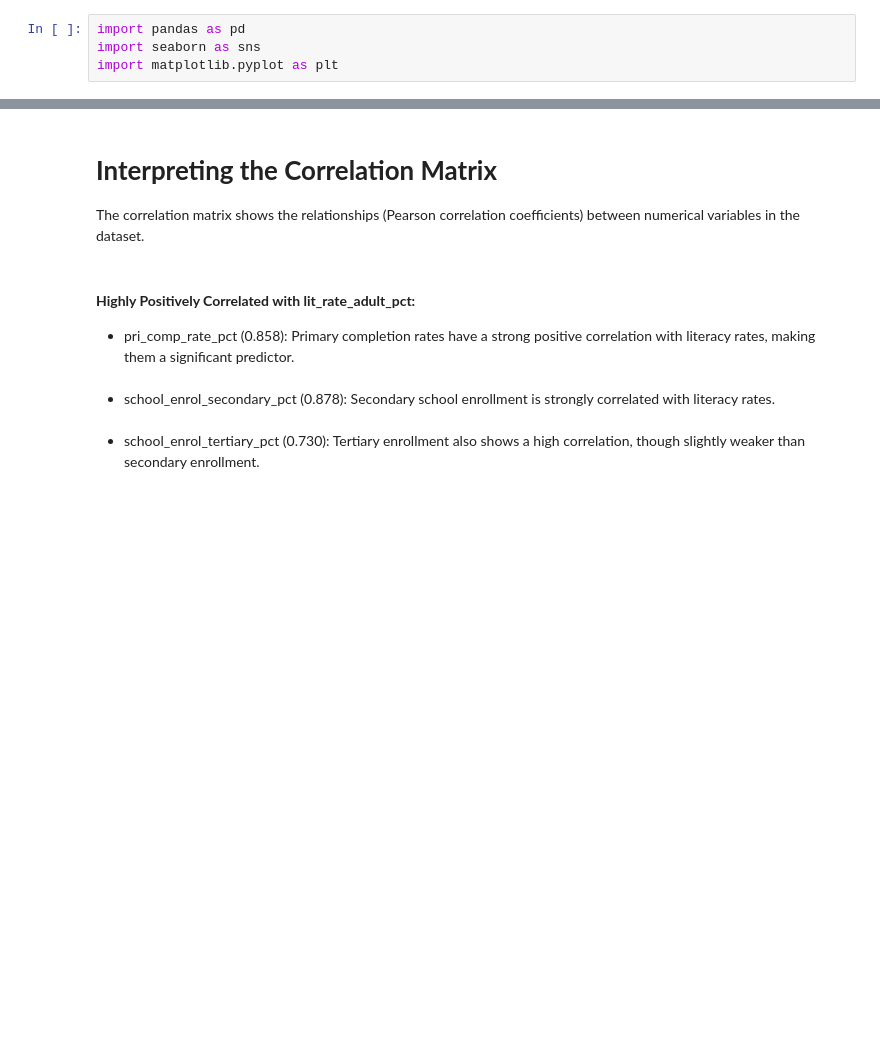
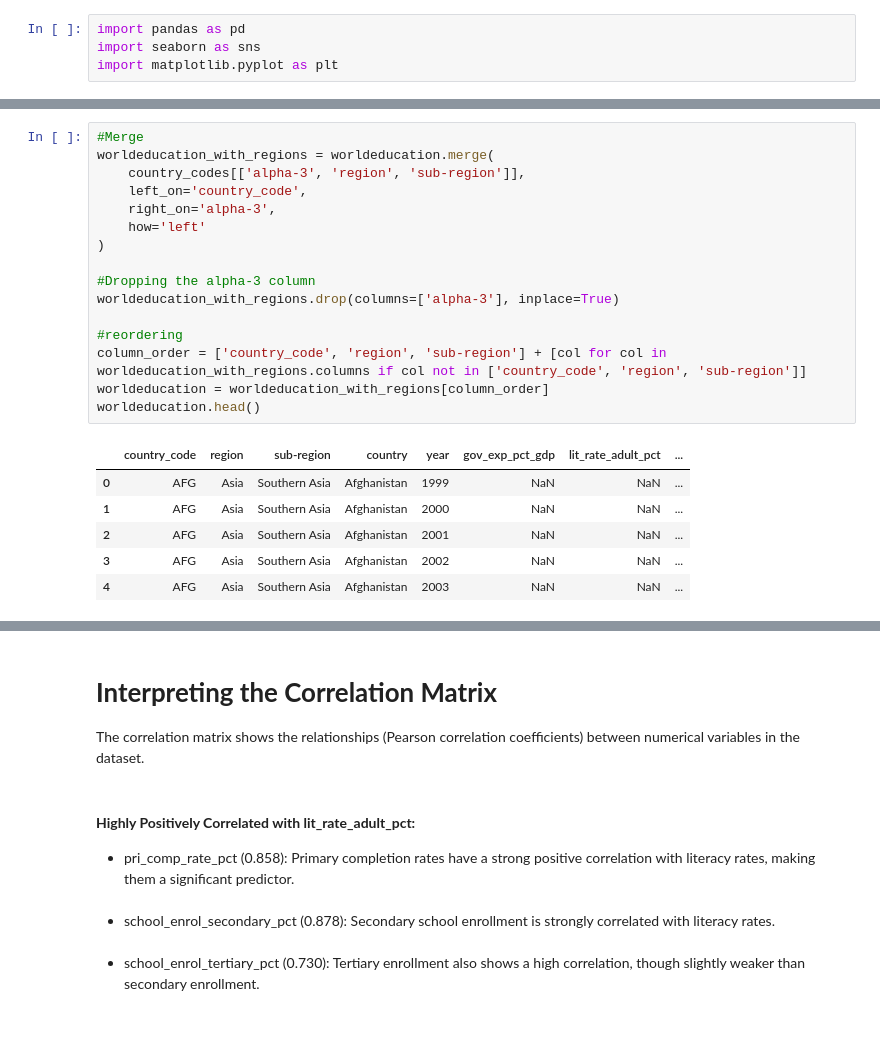
Before and after one commit to uyehaa/WorldEducation-Project, a Jupyter notebook: WorldEducation/worldeducation.ipynb, the cells around one changed output, grey strips where cells are left out. Drawn from its saved outputs; the diff is of its cells as text; blank space fills up the shorter version.

```diff
--- a/WorldEducation/worldeducation.ipynb
+++ b/WorldEducation/worldeducation.ipynb
@@ -36,0 +41,23 @@ worldeducation
+# %%
+#Merge
+worldeducation_with_regions = worldeducation.merge(
+    country_codes[['alpha-3', 'region', 'sub-region']],
+    left_on='country_code',
+    right_on='alpha-3',
+    how='left'
+)
+
+#Dropping the alpha-3 column
+worldeducation_with_regions.drop(columns=['alpha-3'], inplace=True)
+
+#reordering
+column_order = ['country_code', 'region', 'sub-region'] + [col for col in worldeducation_with_regions.columns if col not in ['country_code', 'region', 'sub-region']]
+worldeducation = worldeducation_with_regions[column_order]
+worldeducation.head()
+# %% [output]
+|  | country_code | region | sub-region | country | year | gov_exp_pct_gdp | lit_rate_adult_pct | ... |
+| 0 | AFG | Asia | Southern Asia | Afghanistan | 1999 | NaN | NaN | ... |
+| 1 | AFG | Asia | Southern Asia | Afghanistan | 2000 | NaN | NaN | ... |
+| 2 | AFG | Asia | Southern Asia | Afghanistan | 2001 | NaN | NaN | ... |
+| 3 | AFG | Asia | Southern Asia | Afghanistan | 2002 | NaN | NaN | ... |
+| 4 | AFG | Asia | Southern Asia | Afghanistan | 2003 | NaN | NaN | ... |
```
Also changed, not shown: parts of 18 cells of this notebook, 1 other file.
